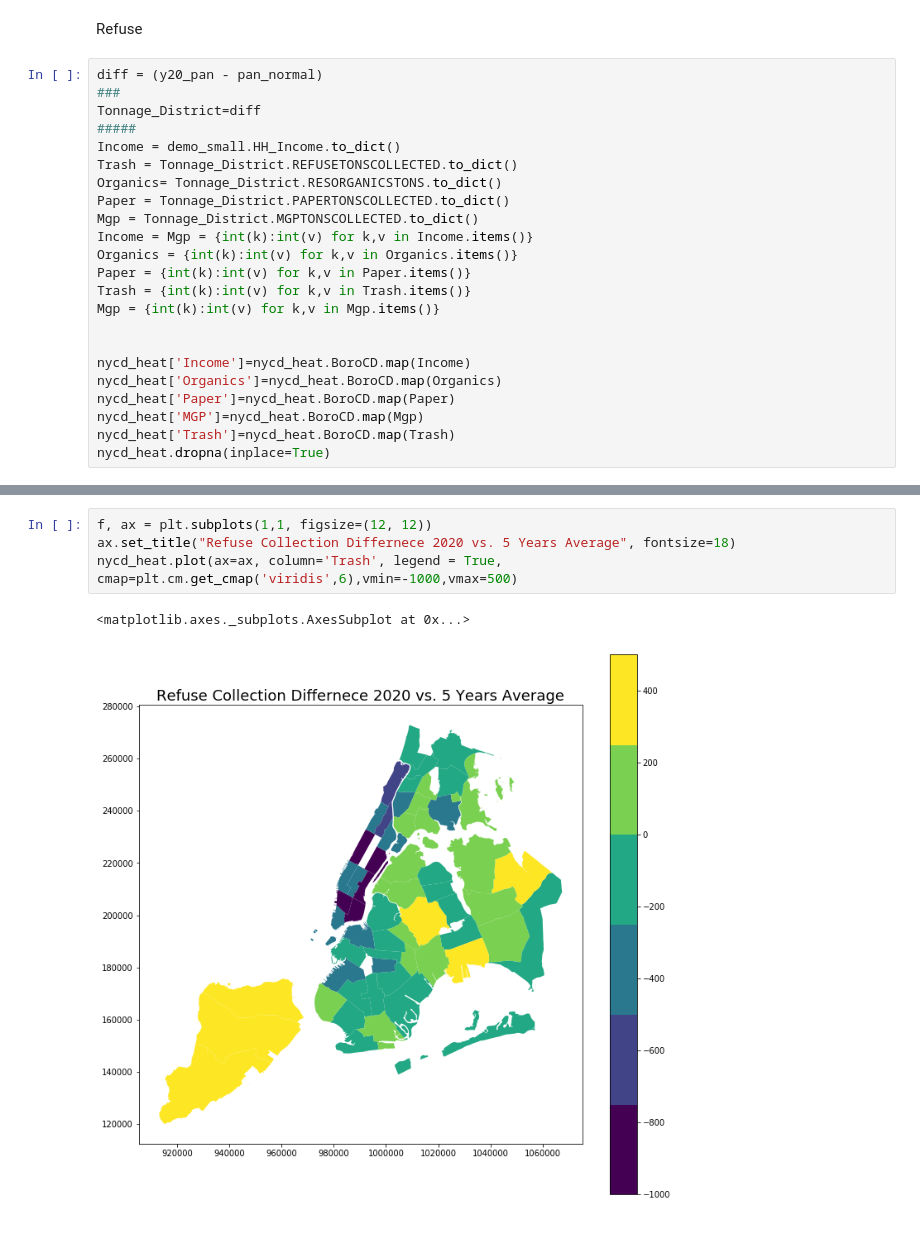
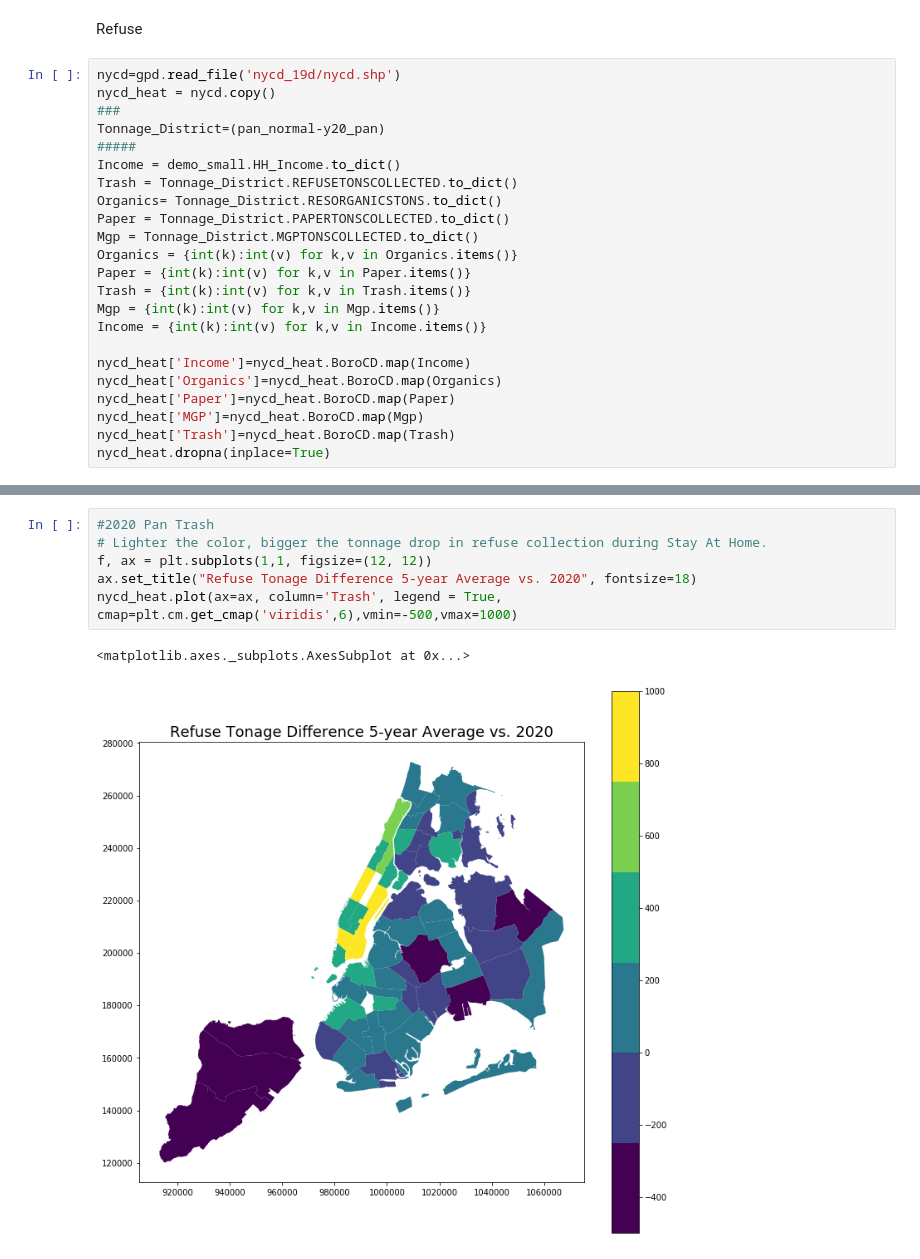
Before and after one commit to Fyfy1996/NYC_circular_econ, a Jupyter notebook: waste generation geographic distribution.ipynb, the cells around one changed output, grey strips where cells are left out. Drawn from its saved outputs; the diff is of its cells as text.

```diff
--- a/waste generation geographic distribution.ipynb
+++ b/waste generation geographic distribution.ipynb
@@ -91,21 +88,21 @@ nycd_heat = nycd.copy()
 # %% [markdown]
 Refuse
 # %%
-diff = (y20_pan - pan_normal)
+nycd=gpd.read_file('nycd_19d/nycd.shp')
+nycd_heat = nycd.copy()
 ###
-Tonnage_District=diff
+Tonnage_District=(pan_normal-y20_pan)
 #####
 Income = demo_small.HH_Income.to_dict()
 Trash = Tonnage_District.REFUSETONSCOLLECTED.to_dict()
 Organics= Tonnage_District.RESORGANICSTONS.to_dict()
 Paper = Tonnage_District.PAPERTONSCOLLECTED.to_dict()
 Mgp = Tonnage_District.MGPTONSCOLLECTED.to_dict()
-Income = Mgp = {int(k):int(v) for k,v in Income.items()}
 Organics = {int(k):int(v) for k,v in Organics.items()}
 Paper = {int(k):int(v) for k,v in Paper.items()}
 Trash = {int(k):int(v) for k,v in Trash.items()}
 Mgp = {int(k):int(v) for k,v in Mgp.items()}
-
+Income = {int(k):int(v) for k,v in Income.items()}
 
 nycd_heat['Income']=nycd_heat.BoroCD.map(Income)
 nycd_heat['Organics']=nycd_heat.BoroCD.map(Organics)
@@ -123,7 +122,9 @@ nycd_heat.plot(ax=ax, column='Income', legend = True, cmap=plt.cm.get_cmap('viri
 # %%
+#2020 Pan Trash
+# Lighter the color, bigger the tonnage drop in refuse collection during Stay At Home.
 f, ax = plt.subplots(1,1, figsize=(12, 12))
-ax.set_title("Refuse Collection Differnece 2020 vs. 5 Years Average", fontsize=18)
-nycd_heat.plot(ax=ax, column='Trash', legend = True, cmap=plt.cm.get_cmap('viridis',6),vmin=-1000,vmax=500)
+ax.set_title("Refuse Tonage Difference 5-year Average vs. 2020", fontsize=18)
+nycd_heat.plot(ax=ax, column='Trash', legend = True, cmap=plt.cm.get_cmap('viridis',6),vmin=-500,vmax=1000)
 # %% [output]
 <matplotlib.axes._subplots.AxesSubplot at 0x...>
-[figure, old version]
+[figure, new version]
```
Also changed, not shown: parts of 3 cells of this notebook.
